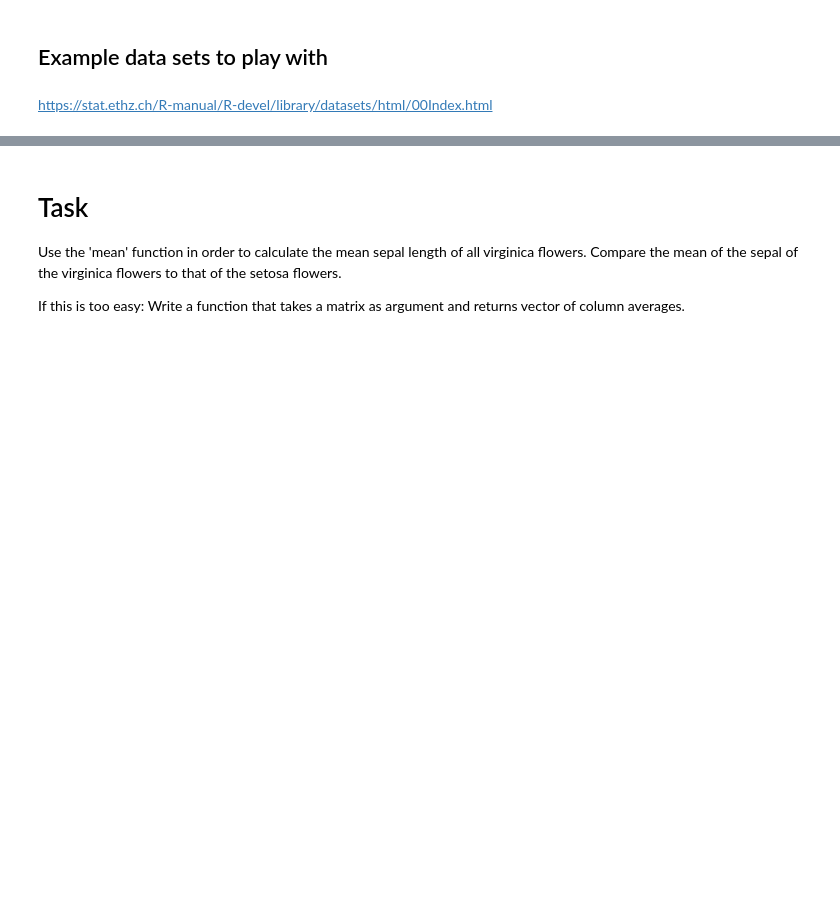
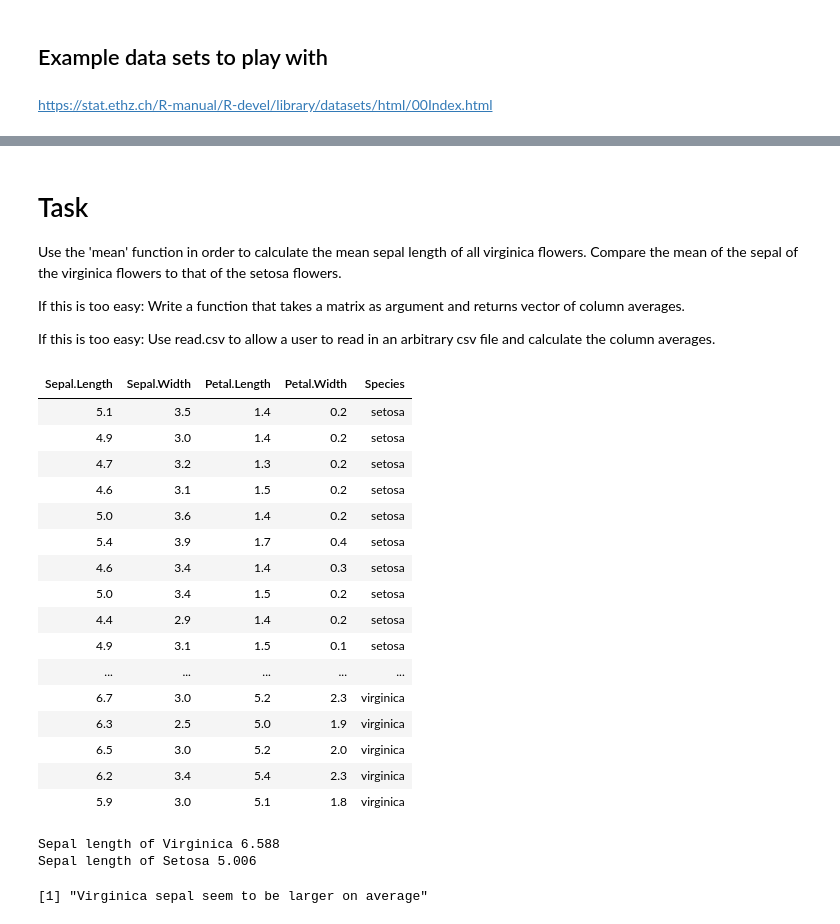
Before and after one commit to joidegn/R-tutorial, a Jupyter notebook: tutorial 1 - R Basics/R Basics.ipynb, the cells around one changed output, grey strips where cells are left out. Cells and saved outputs as stored; diff of their text form; code cells hidden in the pictures; blank space fills up the shorter version.

```diff
--- a/tutorial 1 - R Basics/R Basics.ipynb
+++ b/tutorial 1 - R Basics/R Basics.ipynb
@@ -234,3 +568,28 @@ Use the 'mean' function in order to calculate the mean sepal length of all virgi
 
 If this is too easy:
 Write a function that takes a matrix as argument and returns vector of column averages.
+
+If this is too easy:
+Use read.csv to allow a user to read in an arbitrary csv file and calculate the column averages.
+# %%
+library(datasets)
+
+iris
+# %% [output]
+| Sepal.Length | Sepal.Width | Petal.Length | Petal.Width | Species |
+| 5.1 | 3.5 | 1.4 | 0.2 | setosa |
+| 4.9 | 3.0 | 1.4 | 0.2 | setosa |
+| 4.7 | 3.2 | 1.3 | 0.2 | setosa |
+| 4.6 | 3.1 | 1.5 | 0.2 | setosa |
+| 5.0 | 3.6 | 1.4 | 0.2 | setosa |
+| 5.4 | 3.9 | 1.7 | 0.4 | setosa |
+| 4.6 | 3.4 | 1.4 | 0.3 | setosa |
+| 5.0 | 3.4 | 1.5 | 0.2 | setosa |
+| 4.4 | 2.9 | 1.4 | 0.2 | setosa |
+| 4.9 | 3.1 | 1.5 | 0.1 | setosa |
+| ... | ... | ... | ... | ... |
+| 6.7 | 3.0 | 5.2 | 2.3 | virginica |
+| 6.3 | 2.5 | 5.0 | 1.9 | virginica |
+| 6.5 | 3.0 | 5.2 | 2.0 | virginica |
+| 6.2 | 3.4 | 5.4 | 2.3 | virginica |
+| 5.9 | 3.0 | 5.1 | 1.8 | virginica |
@@ -236,0 +601,12 @@ Write a function that takes a matrix as argument and returns vector of column av
+# %%
+cat('Sepal length of Virginica', virginica.sepal.mean, '\n')
+cat('Sepal length of Setosa', setosa.sepal.mean, '\n')
+# %% [output]
+Sepal length of Virginica 6.588
+Sepal length of Setosa 5.006
+# %%
+if (virginica.sepal.mean > setosa.sepal.mean)
+    print('Virginica sepal seem to be larger on average') else
+    print('Virginica sepal seem to be smaller on average')
+# %% [output]
+[1] "Virginica sepal seem to be larger on average"
```
Also changed, not shown: parts of 79 cells of this notebook.
